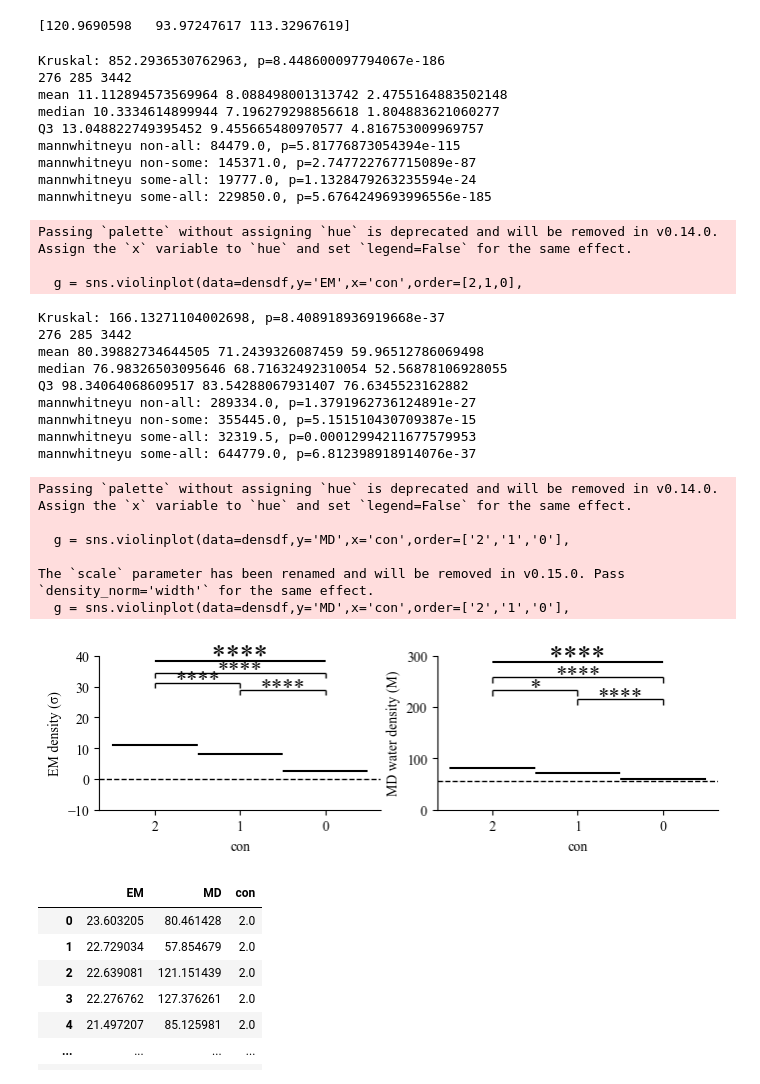
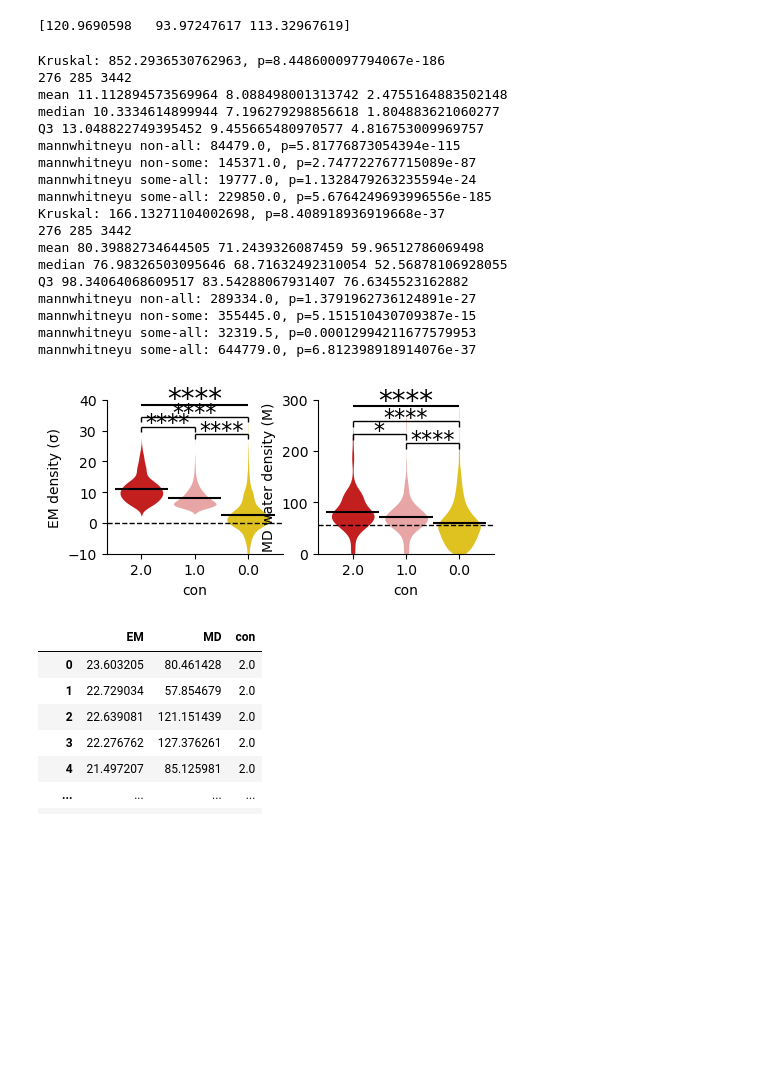
Before and after one commit to DasLab/Water-CryoEM-ribozyme, a Jupyter notebook: analysis/simulations/get_MD_density_values.ipynb, the cells around one changed output. Drawn from its saved outputs; the diff is of its cells as text; code cells hidden in the pictures; blank space fills up the shorter version.

```diff
--- a/analysis/simulations/get_MD_density_values.ipynb
+++ b/analysis/simulations/get_MD_density_values.ipynb
@@ -165,12 +167,12 @@ densdf = pd.DataFrame(np.array([all_EM_dens,all_wat_dens,consesnus_stats]).T,col
 ticksize = 12
 labelsize = 14
 dpi = 400
-plt.rcParams["font.family"] = "serif"
-plt.rcParams["font.serif"] = ["Times New Roman"]
+plt.rcParams["font.family"] = "sans-serif"
+#plt.rcParams["font.serif"] = ["Times New Roman"]
 plt.rcParams['svg.fonttype'] = 'none'
 h2o_color = '#df0303'
 h2o_light_color = '#f29a9a'
-fig,axes = plt.subplots(1,2,figsize=(8,2),sharex=False,sharey=False)
+fig,axes = plt.subplots(1,2,figsize=(5,2),sharex=False,sharey=False)
 def get_sig(p):
     if p>0.05: sig="n.s."
     elif p>0.0001:  sig="*"
@@ -202,10 +204,11 @@ g1 = densdf[densdf.con==2]['EM'].values
 g2 = densdf[densdf.con==1]['EM'].values
 g3 = densdf[densdf.con==0]['EM'].values
 p_overall,p_none_all,p_none_some,p_some_all,mean_2,mean_1,mean_0 = Kruskal_and_mannwhitney(g1,g2,g3)
-g = sns.violinplot(data=densdf,y='EM',x='con',order=[2,1,0],
-             palette={'2':h2o_color,
-                  '1':h2o_light_color,
-                 '0':"gold"},
+g = sns.violinplot(data=densdf,y='EM',x='con',order=[2.0,1.0,0.0],
+             palette={2:h2o_color,
+                  1:h2o_light_color,
+                 0:"gold"},
+                   hue='con',legend=False,
                   density_norm='width', #scale="width",
                    inner=None,linewidth=0,ax=axes[0])
 g.hlines(mean_0,-0.5,0.5,"black")
@@ -242,10 +245,13 @@ g1 = densdf[densdf.con==2]['MD'].values
 g2 = densdf[densdf.con==1]['MD'].values
 g3 = densdf[densdf.con==0]['MD'].values
 p_overall,p_none_all,p_none_some,p_some_all,mean_2,mean_1,mean_0 = Kruskal_and_mannwhitney(g1,g2,g3)
-g = sns.violinplot(data=densdf,y='MD',x='con',order=['2','1','0'],
-             palette={'2':h2o_color,
-                  '1':h2o_light_color,
-                 '0':"gold"},scale="width",inner=None,linewidth=0,ax=axes[1])
+g = sns.violinplot(data=densdf,y='MD',x='con',order=[2.0,1.0,0.0],
+             palette={2:h2o_color,
+                  1:h2o_light_color,
+                 0:"gold"},
+                   hue='con',legend=False,
+                  density_norm='width', #scale="width",
+                   inner=None,linewidth=0,ax=axes[1])
 g.hlines(mean_0,-0.5,0.5,"black")
 g.hlines(mean_1,0.5,1.5,"black")
 g.hlines(mean_2,1.5,2.5,"black")
@@ -263,52 +269,43 @@ x_adjust = [-0.02 if x!="n.s." else 0.02 for x in text_to_add]
 ax.text(1,maxtime*(0.96+x_adjust[0]),text_to_add[0],rotation=0,size=sizes[0],ha="center")
 ax.hlines(maxtime*0.96,0,2,"black")
 ax.text(1,maxtime*(0.86+x_adjust[1]),text_to_add[1],rotation=0,size=sizes[1],ha="center")
 ax.hlines(maxtime*0.86,0,2,"black",linewidth=1)
 ax.vlines(0,maxtime*0.86,maxtime*0.82,"black",linewidth=1)
 ax.vlines(2,maxtime*0.86,maxtime*0.82,"black",linewidth=1)
 ax.text(0.5,maxtime*(0.78+x_adjust[3]),text_to_add[3],rotation=0,size=sizes[3],ha="center")
 ax.hlines(maxtime*0.78,0,1,"black",linewidth=1)
 ax.vlines(0,maxtime*0.78,maxtime*0.74,"black",linewidth=1)
 ax.vlines(1,maxtime*0.78,maxtime*0.74,"black",linewidth=1)
 ax.text(1.5,maxtime*(0.72+x_adjust[3]),text_to_add[2],rotation=0,size=sizes[2],ha="center")
 ax.hlines(maxtime*0.72,1,2,"black",linewidth=1)
 ax.vlines(1,maxtime*0.72,maxtime*0.68,"black",linewidth=1)
 ax.vlines(2,maxtime*0.72,maxtime*0.68,"black",linewidth=1)
 
 axes[0].set_ylabel("EM density (σ)")
 axes[1].set_ylabel("MD water density (M)")
 
 plt.savefig(f"MD_EM_densites.svg",bbox_inches="tight",transparent=True)
 plt.savefig(f"MD_EM_densites.png", dpi=dpi,bbox_inches="tight",transparent=True)
 # %% [output]
 Kruskal: 852.2936530762963, p=8.448600097794067e-186
 276 285 3442
 mean 11.112894573569964 8.088498001313742 2.4755164883502148
 median 10.3334614899944 7.196279298856618 1.804883621060277
 Q3 13.048822749395452 9.455665480970577 4.816753009969757
 mannwhitneyu non-all: 84479.0, p=5.81776873054394e-115
 mannwhitneyu non-some: 145371.0, p=2.747722767715089e-87
 mannwhitneyu some-all: 19777.0, p=1.1328479263235594e-24
 mannwhitneyu some-all: 229850.0, p=5.6764249693996556e-185
+Kruskal: 166.13271104002698, p=8.408918936919668e-37
+276 285 3442
+mean 80.39882734644505 71.2439326087459 59.96512786069498
+median 76.98326503095646 68.71632492310054 52.56878106928055
+Q3 98.34064068609517 83.54288067931407 76.6345523162882
+mannwhitneyu non-all: 289334.0, p=1.3791962736124891e-27
+mannwhitneyu non-some: 355445.0, p=5.151510430709387e-15
+mannwhitneyu some-all: 32319.5, p=0.00012994211677579953
+mannwhitneyu some-all: 644779.0, p=6.812398918914076e-37
-Passing `palette` without assigning `hue` is deprecated and will be removed in v0.14.0. Assign the `x` variable to `hue` and set `legend=False` for the same effect.
-
-  g = sns.violinplot(data=densdf,y='EM',x='con',order=[2,1,0],
-Kruskal: 166.13271104002698, p=8.408918936919668e-37
-276 285 3442
-mean 80.39882734644505 71.2439326087459 59.96512786069498
-median 76.98326503095646 68.71632492310054 52.56878106928055
-Q3 98.34064068609517 83.54288067931407 76.6345523162882
-mannwhitneyu non-all: 289334.0, p=1.3791962736124891e-27
-mannwhitneyu non-some: 355445.0, p=5.151510430709387e-15
-mannwhitneyu some-all: 32319.5, p=0.00012994211677579953
-mannwhitneyu some-all: 644779.0, p=6.812398918914076e-37
-Passing `palette` without assigning `hue` is deprecated and will be removed in v0.14.0. Assign the `x` variable to `hue` and set `legend=False` for the same effect.
-
-  g = sns.violinplot(data=densdf,y='MD',x='con',order=['2','1','0'],
-
-The `scale` parameter has been renamed and will be removed in v0.15.0. Pass `density_norm='width'` for the same effect.
-  g = sns.violinplot(data=densdf,y='MD',x='con',order=['2','1','0'],
-[figure, old version]
+[figure, new version]
 # %%
 densdf
 # %% [output]
```
Also changed, not shown: parts of 1 cell of this notebook, 5 other files.
